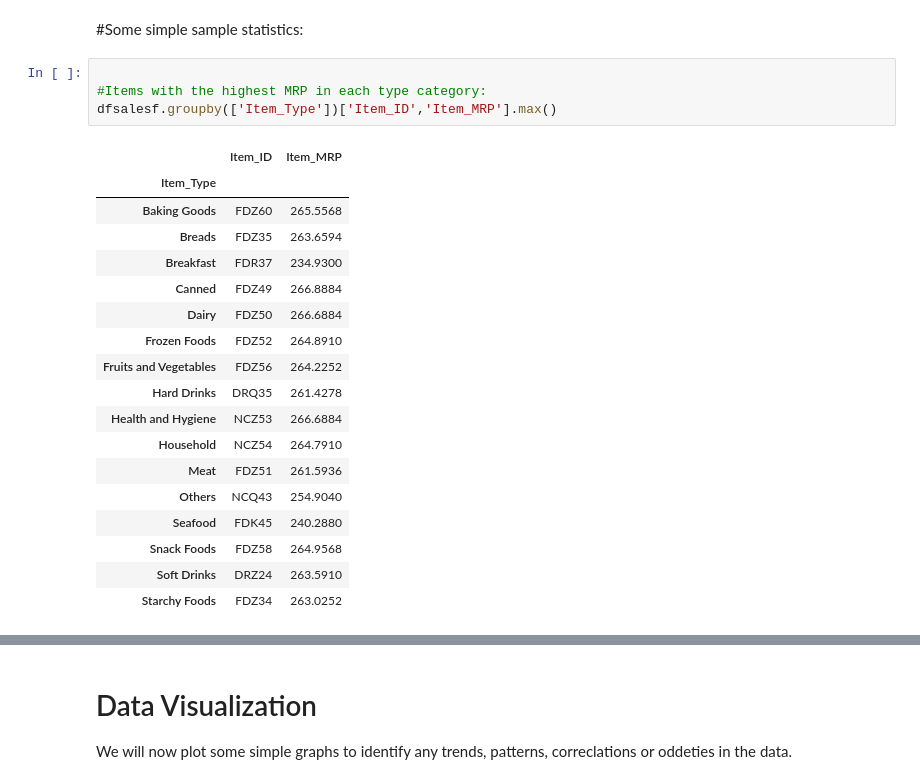
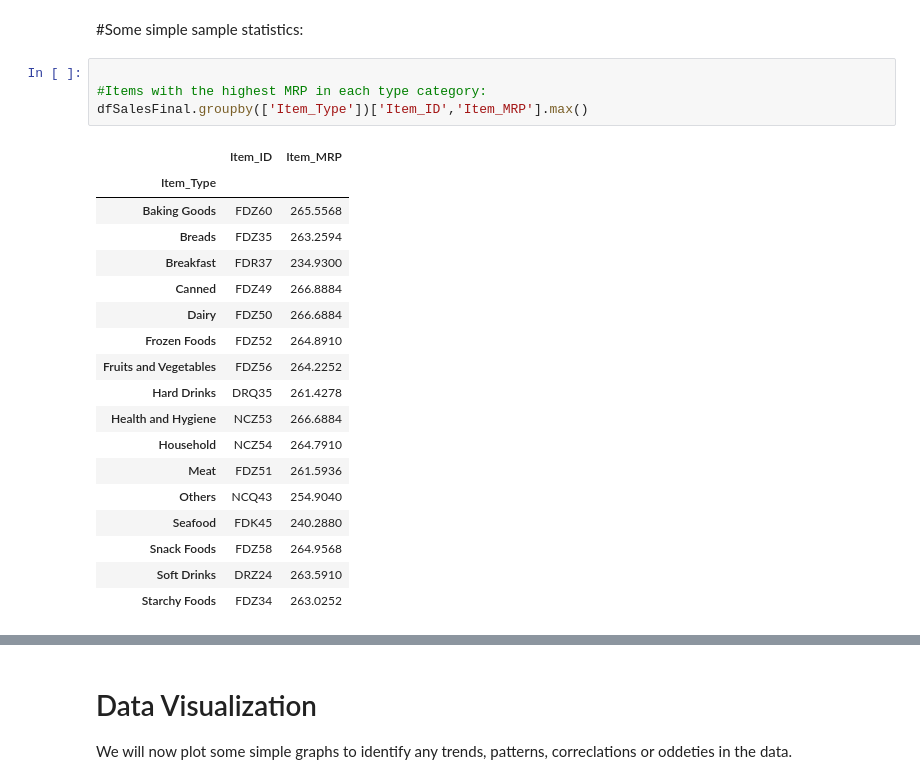
Before and after one commit to Cassandra-Simmons/Food-Sales_Predictions, a Jupyter notebook: Sales_Predict.ipynb, the cells around one changed output, grey strips where cells are left out. Cells and saved outputs as stored; diff of their text form.

```diff
--- a/Sales_Predict.ipynb
+++ b/Sales_Predict.ipynb
@@ -229,12 +244,12 @@ dfSalesFinal = dfSalesFinal[dfSalesFinal['Outlet_Establishment_Year']!=1985]
 # %%
 
 #Items with the highest MRP in each type category:
-dfsalesf.groupby(['Item_Type'])['Item_ID','Item_MRP'].max()
+dfSalesFinal.groupby(['Item_Type'])['Item_ID','Item_MRP'].max()
 # %% [output]
 |  | Item_ID | Item_MRP |
 | Item_Type |  |  |
 | Baking Goods | FDZ60 | 265.5568 |
-| Breads | FDZ35 | 263.6594 |
+| Breads | FDZ35 | 263.2594 |
 | Breakfast | FDR37 | 234.9300 |
 | Canned | FDZ49 | 266.8884 |
 | Dairy | FDZ50 | 266.6884 |
```
Also changed, not shown: parts of 22 cells of this notebook.
